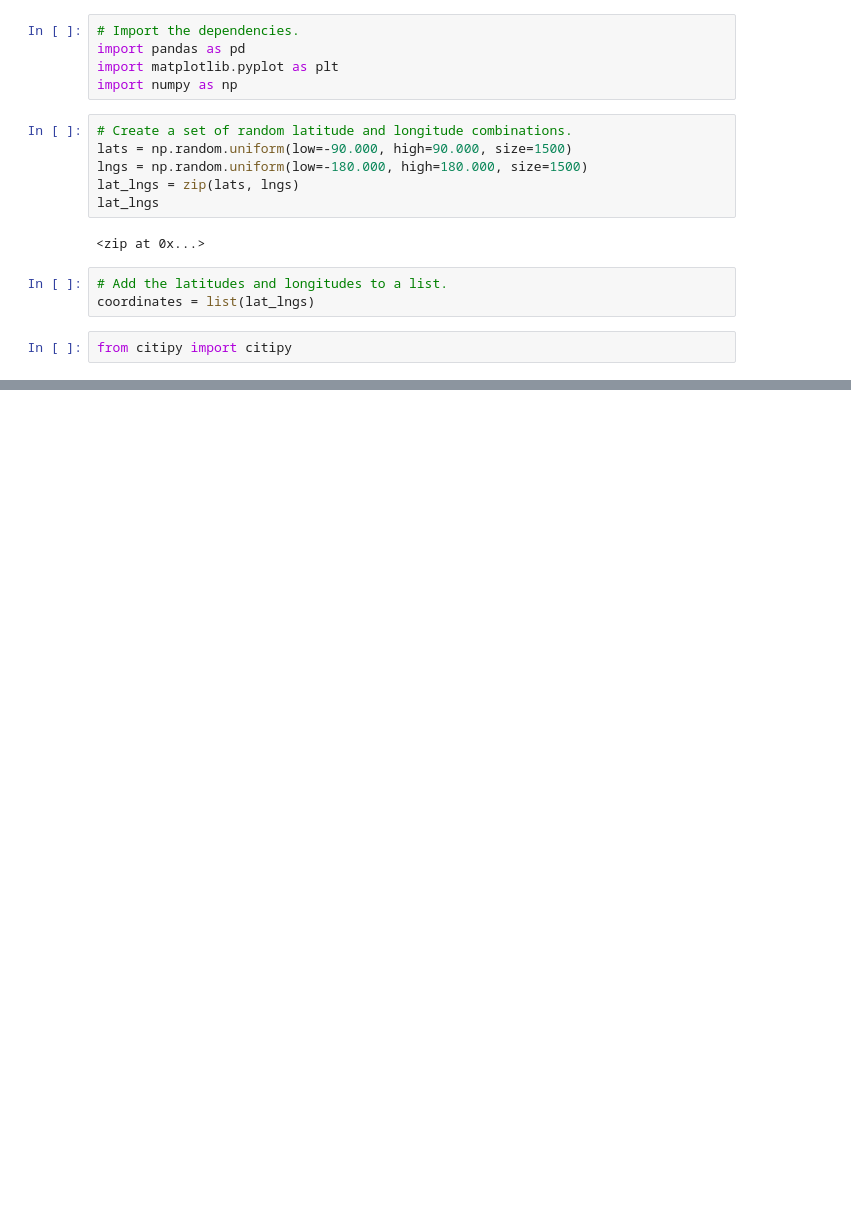
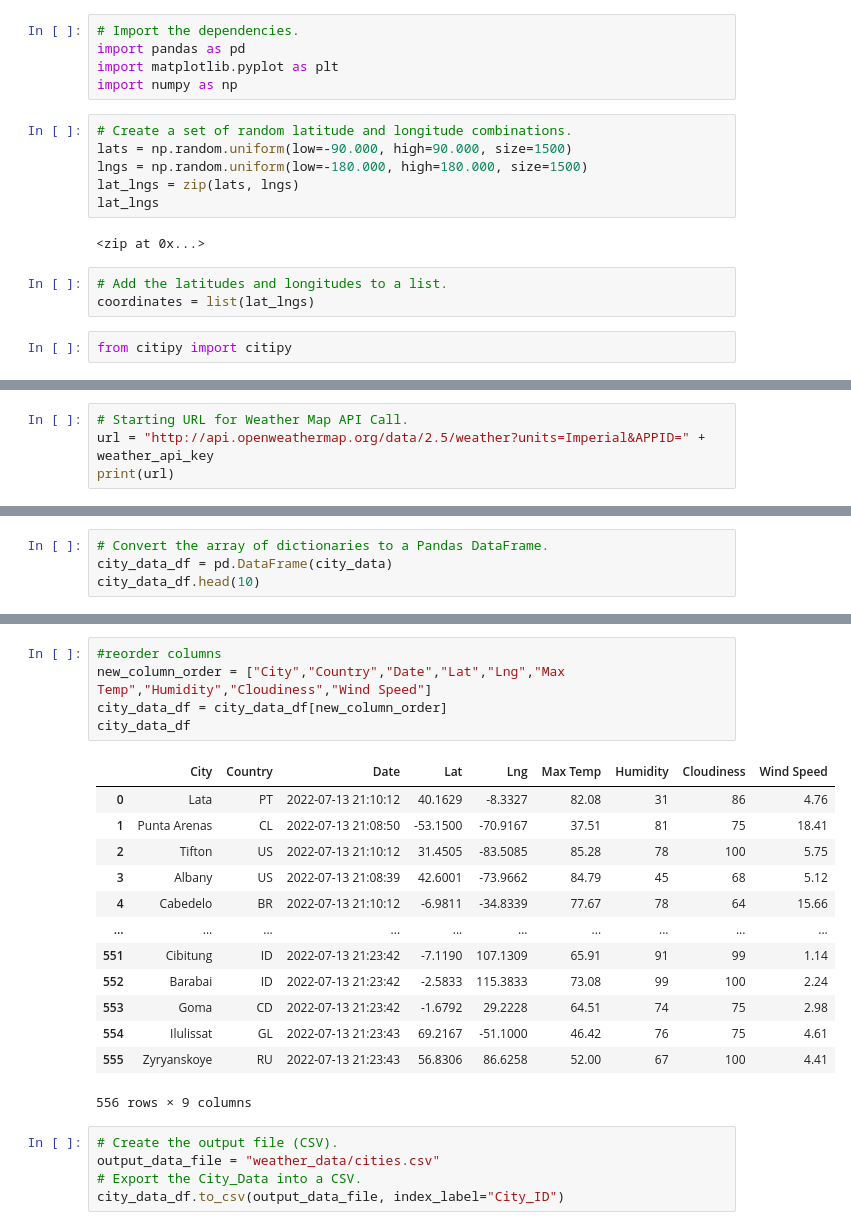
Before and after one commit to marveld21/World_Weather_Analysis, a Jupyter notebook: WeatherPy.ipynb, the cells around one changed output, grey strips where cells are left out. Cells and saved outputs as stored; diff of their text form; blank space fills up the shorter version.

```diff
--- a/WeatherPy.ipynb
+++ b/WeatherPy.ipynb
@@ -52,0 +63,4 @@ cities
+# %%
+# Starting URL for Weather Map API Call.
+url = "http://api.openweathermap.org/data/2.5/weather?units=Imperial&APPID=" + weather_api_key
+print(url)
@@ -52,0 +148,4 @@ cities
+# %%
+# Convert the array of dictionaries to a Pandas DataFrame.
+city_data_df = pd.DataFrame(city_data)
+city_data_df.head(10)
@@ -52,0 +164,24 @@ cities
+# %%
+#reorder columns
+new_column_order = ["City","Country","Date","Lat","Lng","Max Temp","Humidity","Cloudiness","Wind Speed"]
+city_data_df = city_data_df[new_column_order]
+city_data_df
+# %% [output]
+|  | City | Country | Date | Lat | Lng | Max Temp | Humidity | Cloudiness | Wind Speed |
+| 0 | Lata | PT | 2022-07-13 21:10:12 | 40.1629 | -8.3327 | 82.08 | 31 | 86 | 4.76 |
+| 1 | Punta Arenas | CL | 2022-07-13 21:08:50 | -53.1500 | -70.9167 | 37.51 | 81 | 75 | 18.41 |
+| 2 | Tifton | US | 2022-07-13 21:10:12 | 31.4505 | -83.5085 | 85.28 | 78 | 100 | 5.75 |
+| 3 | Albany | US | 2022-07-13 21:08:39 | 42.6001 | -73.9662 | 84.79 | 45 | 68 | 5.12 |
+| 4 | Cabedelo | BR | 2022-07-13 21:10:12 | -6.9811 | -34.8339 | 77.67 | 78 | 64 | 15.66 |
+| ... | ... | ... | ... | ... | ... | ... | ... | ... | ... |
+| 551 | Cibitung | ID | 2022-07-13 21:23:42 | -7.1190 | 107.1309 | 65.91 | 91 | 99 | 1.14 |
+| 552 | Barabai | ID | 2022-07-13 21:23:42 | -2.5833 | 115.3833 | 73.08 | 99 | 100 | 2.24 |
+| 553 | Goma | CD | 2022-07-13 21:23:42 | -1.6792 | 29.2228 | 64.51 | 74 | 75 | 2.98 |
+| 554 | Ilulissat | GL | 2022-07-13 21:23:43 | 69.2167 | -51.1000 | 46.42 | 76 | 75 | 4.61 |
+| 555 | Zyryanskoye | RU | 2022-07-13 21:23:43 | 56.8306 | 86.6258 | 52.00 | 67 | 100 | 4.41 |
+556 rows × 9 columns
+# %%
+# Create the output file (CSV).
+output_data_file = "weather_data/cities.csv"
+# Export the City_Data into a CSV.
+city_data_df.to_csv(output_data_file, index_label="City_ID")
```
Also changed, not shown: parts of 7 cells of this notebook, 2 other files.
